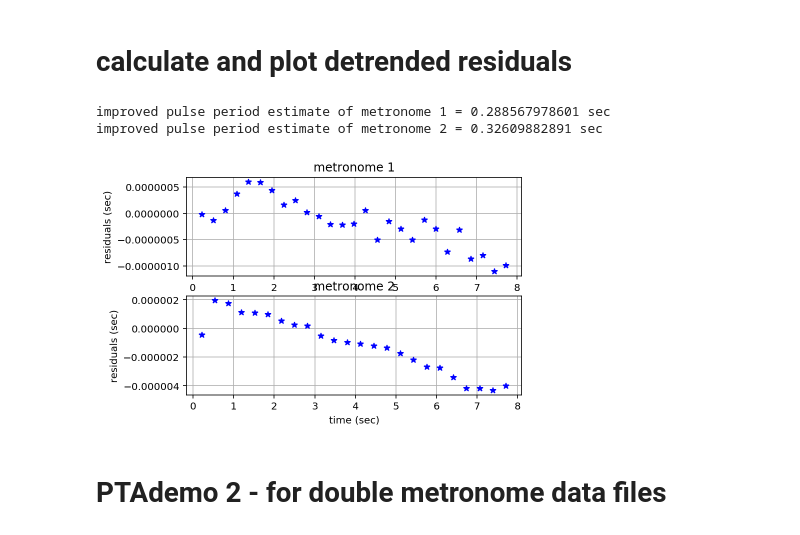
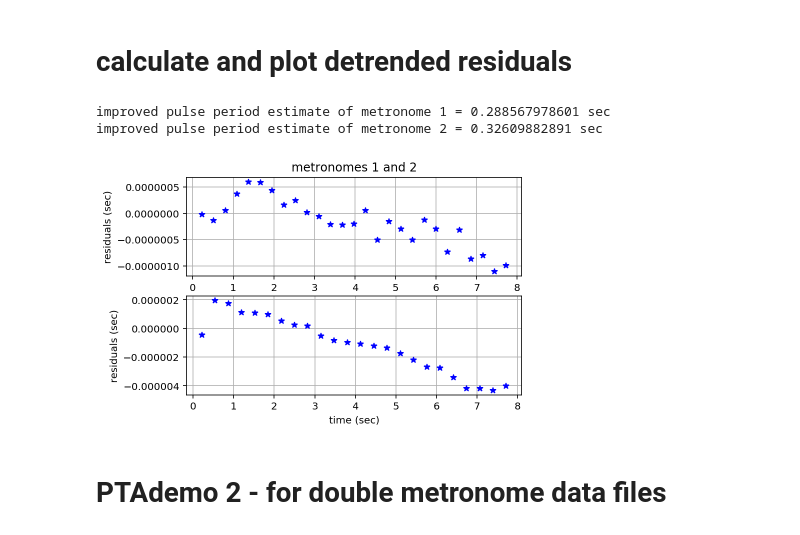
Before and after one commit to josephromano/pta-demo, a Jupyter notebook: code/PTAdemo.ipynb, the cells around one changed output. Drawn from its saved outputs; the diff is of its cells as text; code cells hidden in the pictures.

```diff
--- a/code/PTAdemo.ipynb
+++ b/code/PTAdemo.ipynb
@@ -208,36 +204,35 @@ plt.savefig(metfiles + "_residuals.pdf", bbox_inches='tight')
 # %%
 [dtresiduals1, b, m] = detrend(residuals1, errorbars1);
 N1 = len(residuals1[:,0])
 T1new = T1 + m*(residuals1[-1,0]-residuals1[0,0])/(N1-1)
 print "improved pulse period estimate of metronome 1 =", T1new, "sec"
 
 [dtresiduals2, b, m] = detrend(residuals2, errorbars2);
 N2 = len(residuals2[:,0])
 T2new = T2 + m*(residuals2[-1,0]-residuals2[0,0])/(N2-1)
 print "improved pulse period estimate of metronome 2 =", T2new, "sec"
 
 # plot residuals
 plt.figure()
 plt.subplot(2,1,1)
 plt.plot(dtresiduals1[:,0], dtresiduals1[:,1], 'b*');
 plt.ylabel('residuals (sec)')
-plt.title('metronome 1')
+plt.title('metronomes 1 and 2')
 plt.grid('on')
 
 plt.subplot(2,1,2)
 plt.plot(dtresiduals2[:,0], dtresiduals2[:,1], 'b*');
 plt.xlabel('time (sec)')
 plt.ylabel('residuals (sec)')
-plt.title('metronome 2')
 plt.grid('on')
 plt.draw()
 
 # print to file
 plt.savefig(metfiles + "detrended_residuals.pdf", bbox_inches='tight')
 # %% [output]
 improved pulse period estimate of metronome 1 = 0.288567978601 sec
 improved pulse period estimate of metronome 2 = 0.32609882891 sec
-[figure, old version]
+[figure, new version]
 # %% [markdown]
 # PTAdemo 2 - for double metronome data files
 # %% [markdown]
```
Also changed, not shown: parts of 6 cells of this notebook.
